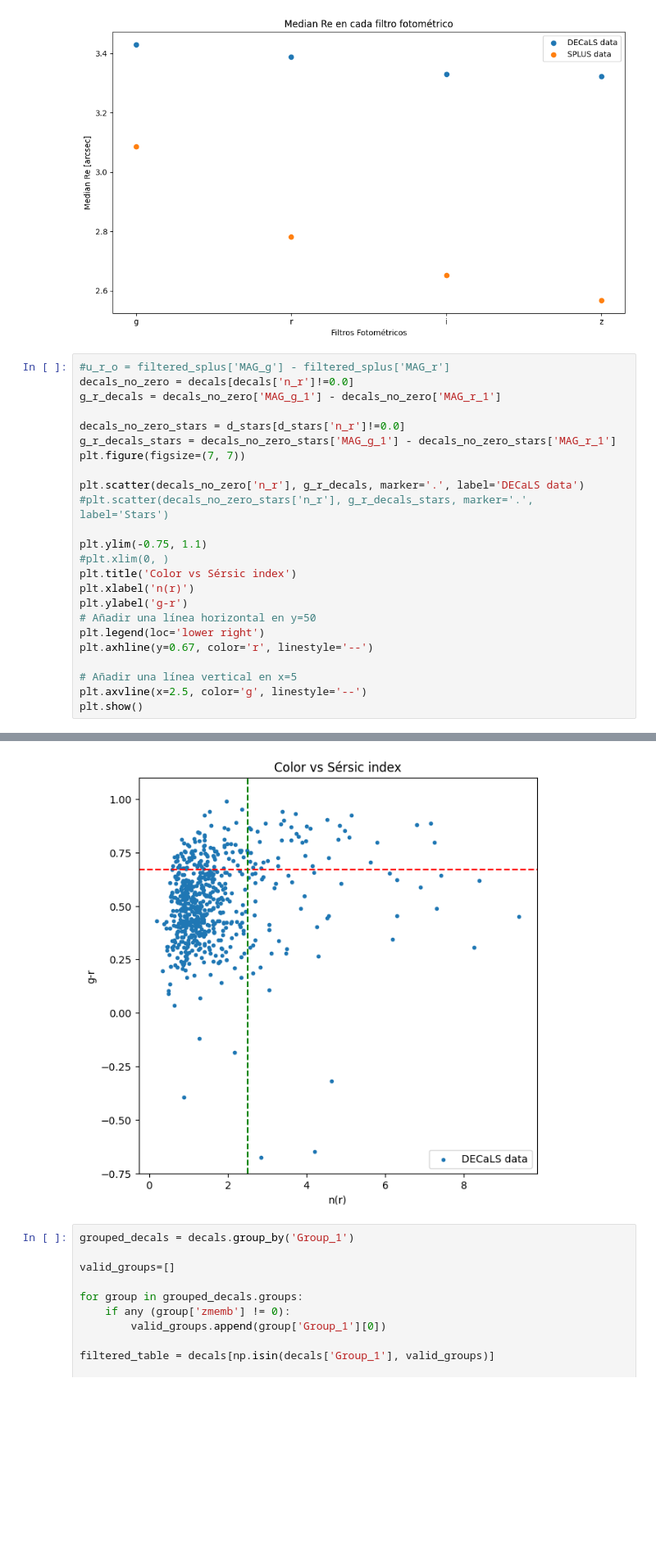
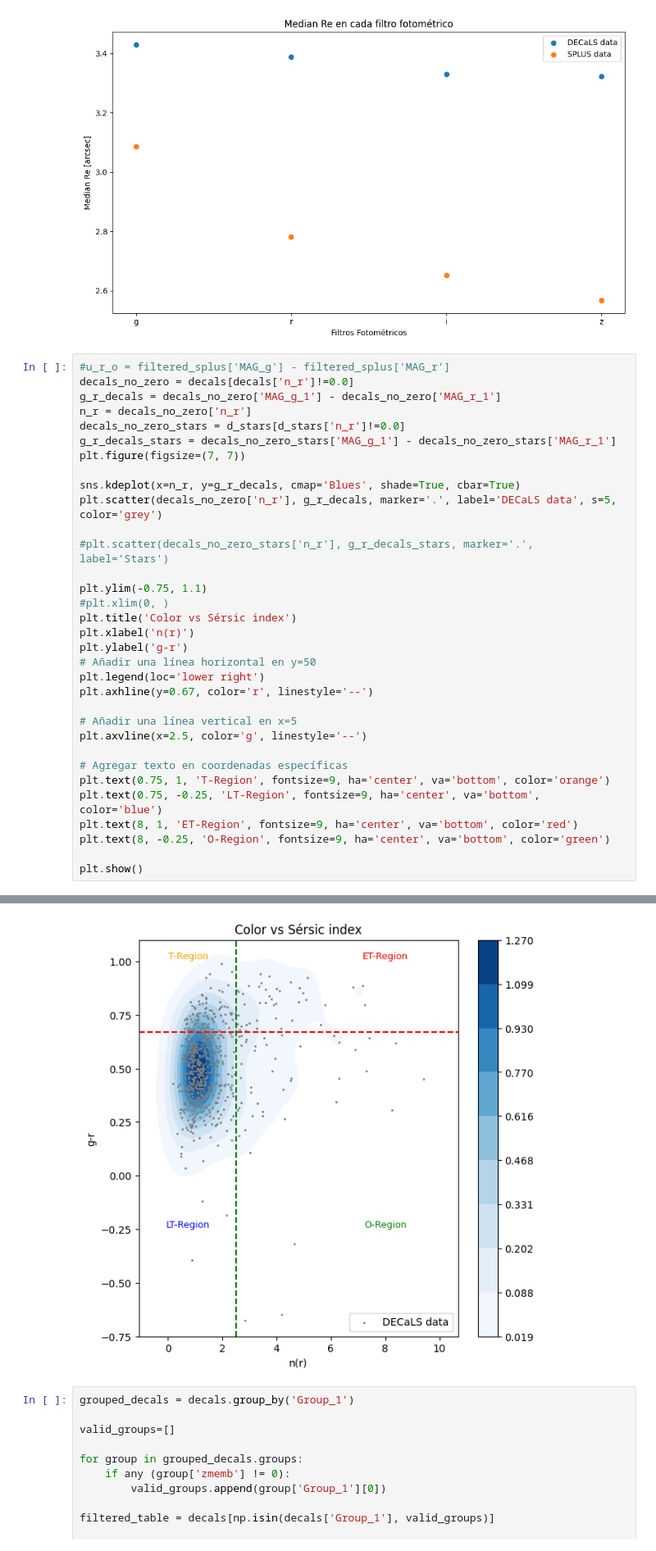
Before and after one commit to Siortiz/MorphoLS, a Jupyter notebook: Analysis/DECALS_plots.ipynb, the cells around one changed output, grey strips where cells are left out. Shown at 82% size. Drawn from its saved outputs; the diff is of its cells as text; blank space fills up the shorter version.

```diff
--- a/Analysis/DECALS_plots.ipynb
+++ b/Analysis/DECALS_plots.ipynb
@@ -215,12 +215,14 @@ plt.show()
 #u_r_o = filtered_splus['MAG_g'] - filtered_splus['MAG_r']
 decals_no_zero = decals[decals['n_r']!=0.0]
 g_r_decals = decals_no_zero['MAG_g_1'] - decals_no_zero['MAG_r_1']
-
+n_r = decals_no_zero['n_r']
 decals_no_zero_stars = d_stars[d_stars['n_r']!=0.0]
 g_r_decals_stars = decals_no_zero_stars['MAG_g_1'] - decals_no_zero_stars['MAG_r_1']
 plt.figure(figsize=(7, 7))
 
-plt.scatter(decals_no_zero['n_r'], g_r_decals, marker='.', label='DECaLS data')
+sns.kdeplot(x=n_r, y=g_r_decals, cmap='Blues', shade=True, cbar=True)
+plt.scatter(decals_no_zero['n_r'], g_r_decals, marker='.', label='DECaLS data', s=5, color='grey')
+
 #plt.scatter(decals_no_zero_stars['n_r'], g_r_decals_stars, marker='.', label='Stars')
 
 plt.ylim(-0.75, 1.1)
@@ -234,5 +236,12 @@ plt.axhline(y=0.67, color='r', linestyle='--')
 
 # Añadir una línea vertical en x=5
 plt.axvline(x=2.5, color='g', linestyle='--')
+
+# Agregar texto en coordenadas específicas
+plt.text(0.75, 1, 'T-Region', fontsize=9, ha='center', va='bottom', color='orange')
+plt.text(0.75, -0.25, 'LT-Region', fontsize=9, ha='center', va='bottom', color='blue')
+plt.text(8, 1, 'ET-Region', fontsize=9, ha='center', va='bottom', color='red')
+plt.text(8, -0.25, 'O-Region', fontsize=9, ha='center', va='bottom', color='green')
+
 plt.show()
 # %% [output]
@@ -239,4 +252,4 @@ plt.show()
-[figure, old version]
+[figure, new version]
 # %%
 grouped_decals = decals.group_by('Group_1')
 
```
Also changed, not shown: parts of 12 cells of this notebook, 1 other file.
